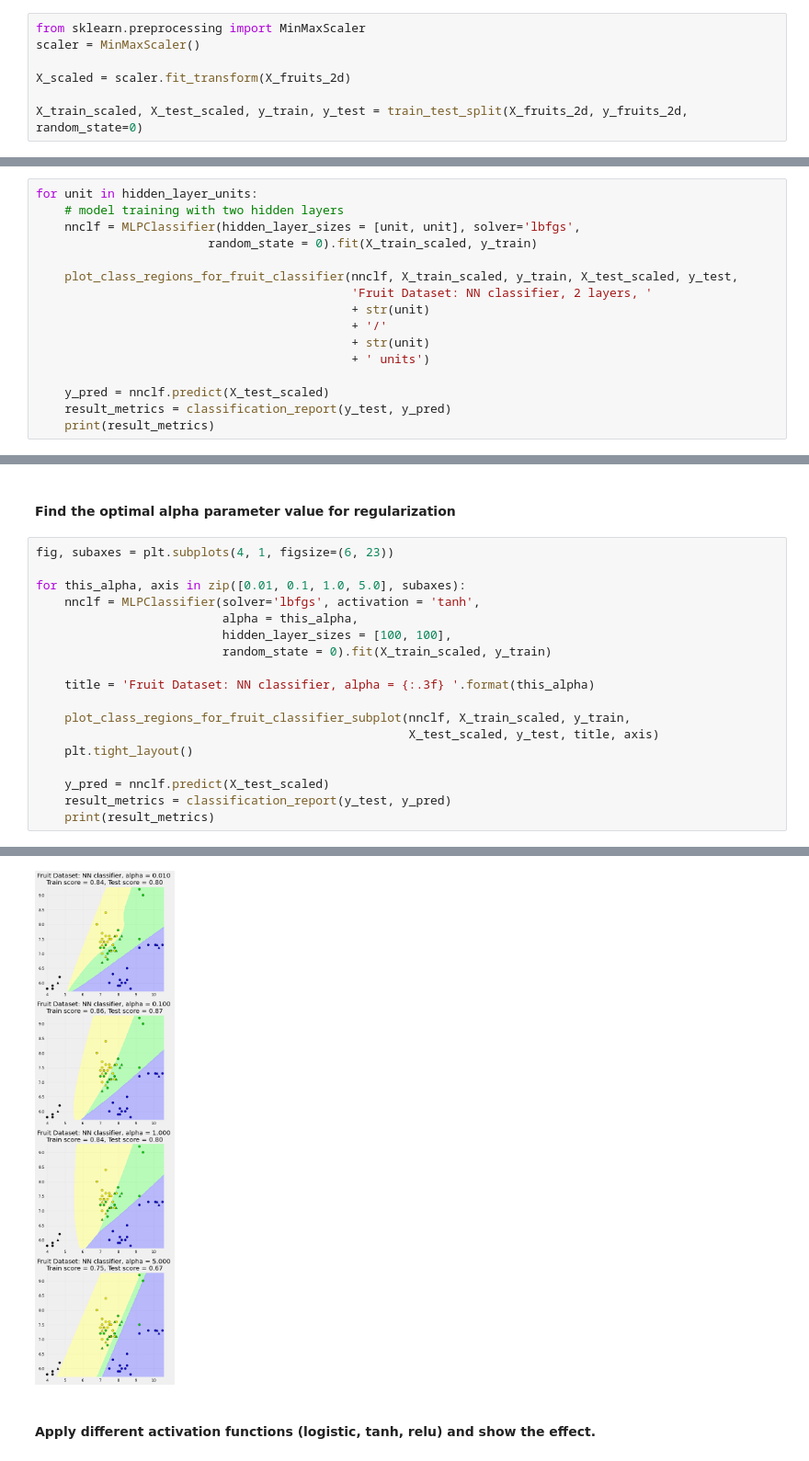
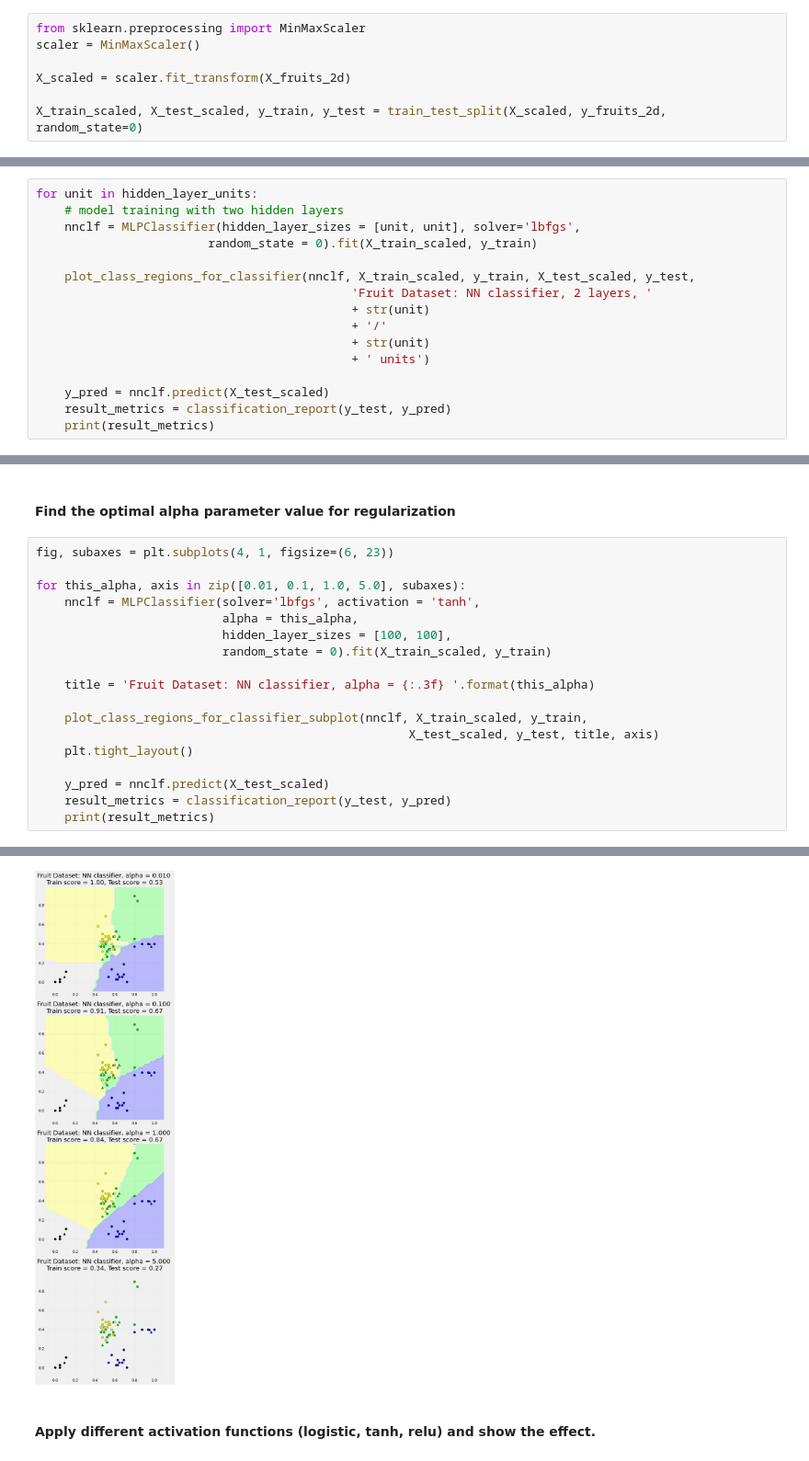
Before and after one commit to alarsen123/ML-HW, a Jupyter notebook: ME7_NN/ME7_NN/NN_basic.ipynb, the cells around one changed output, grey strips where cells are left out. Shown at 92% size. Drawn from its saved outputs; the diff is of its cells as text.

```diff
--- a/ME7_NN/ME7_NN/NN_basic.ipynb
+++ b/ME7_NN/ME7_NN/NN_basic.ipynb
@@ -1104,7 +1104,7 @@ scaler = MinMaxScaler()
 
 X_scaled = scaler.fit_transform(X_fruits_2d)
 
-X_train_scaled, X_test_scaled, y_train, y_test = train_test_split(X_fruits_2d, y_fruits_2d, random_state=0)
+X_train_scaled, X_test_scaled, y_train, y_test = train_test_split(X_scaled, y_fruits_2d, random_state=0)
 # %% [markdown]
 #### Apply neural network with 2 hidden layers with varying number of units (e.g., 10, 20, 50, 100) on normalized data
 # %%
@@ -1113,7 +1113,7 @@ for unit in hidden_layer_units:
     nnclf = MLPClassifier(hidden_layer_sizes = [unit, unit], solver='lbfgs',
                         random_state = 0).fit(X_train_scaled, y_train)
 
-    plot_class_regions_for_fruit_classifier(nnclf, X_train_scaled, y_train, X_test_scaled, y_test,
+    plot_class_regions_for_classifier(nnclf, X_train_scaled, y_train, X_test_scaled, y_test,
                                             'Fruit Dataset: NN classifier, 2 layers, '
                                             + str(unit)
                                             + '/'
@@ -1181,7 +1186,7 @@ for this_alpha, axis in zip([0.01, 0.1, 1.0, 5.0], subaxes):
 
     title = 'Fruit Dataset: NN classifier, alpha = {:.3f} '.format(this_alpha)
 
-    plot_class_regions_for_fruit_classifier_subplot(nnclf, X_train_scaled, y_train,
+    plot_class_regions_for_classifier_subplot(nnclf, X_train_scaled, y_train,
                                                     X_test_scaled, y_test, title, axis)
     plt.tight_layout()
 
@@ -1252,4 +1252,4 @@ weighted avg       0.85      0.67      0.66        15
-[figure, old version]
+[figure, new version]
 # %% [markdown]
 #### Apply different activation functions (logistic, tanh, relu) and show the effect.
 # %%
```
Also changed, not shown: parts of 3 cells of this notebook.
